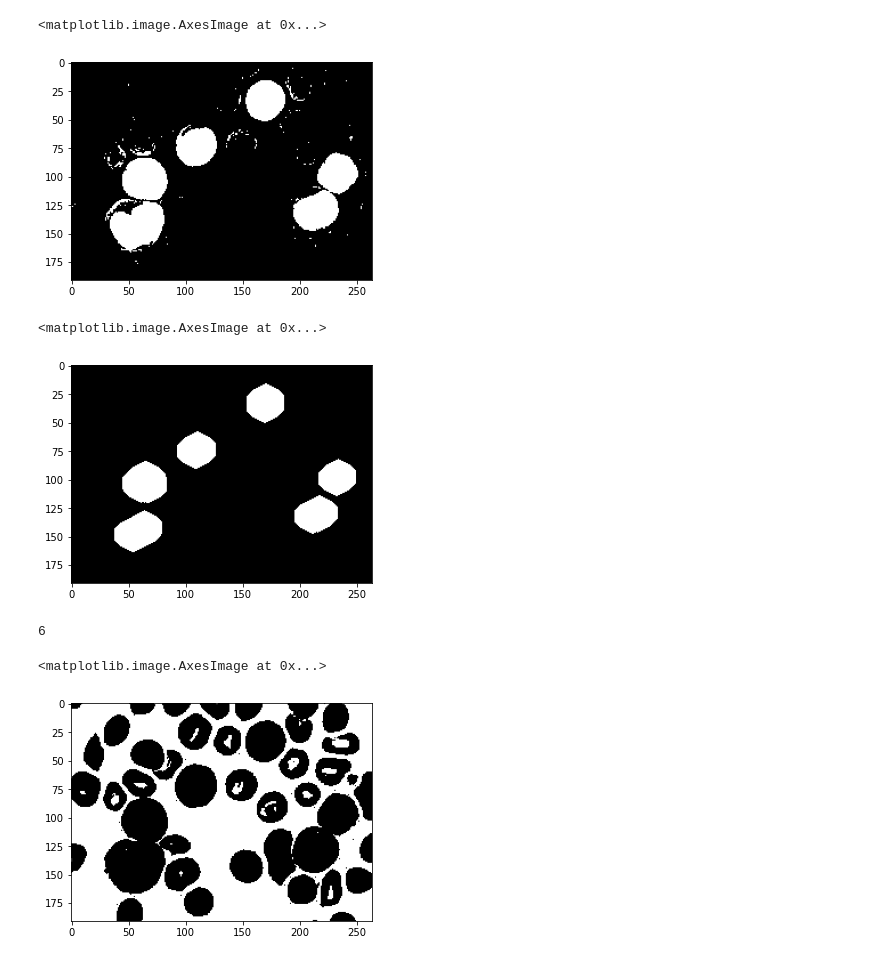
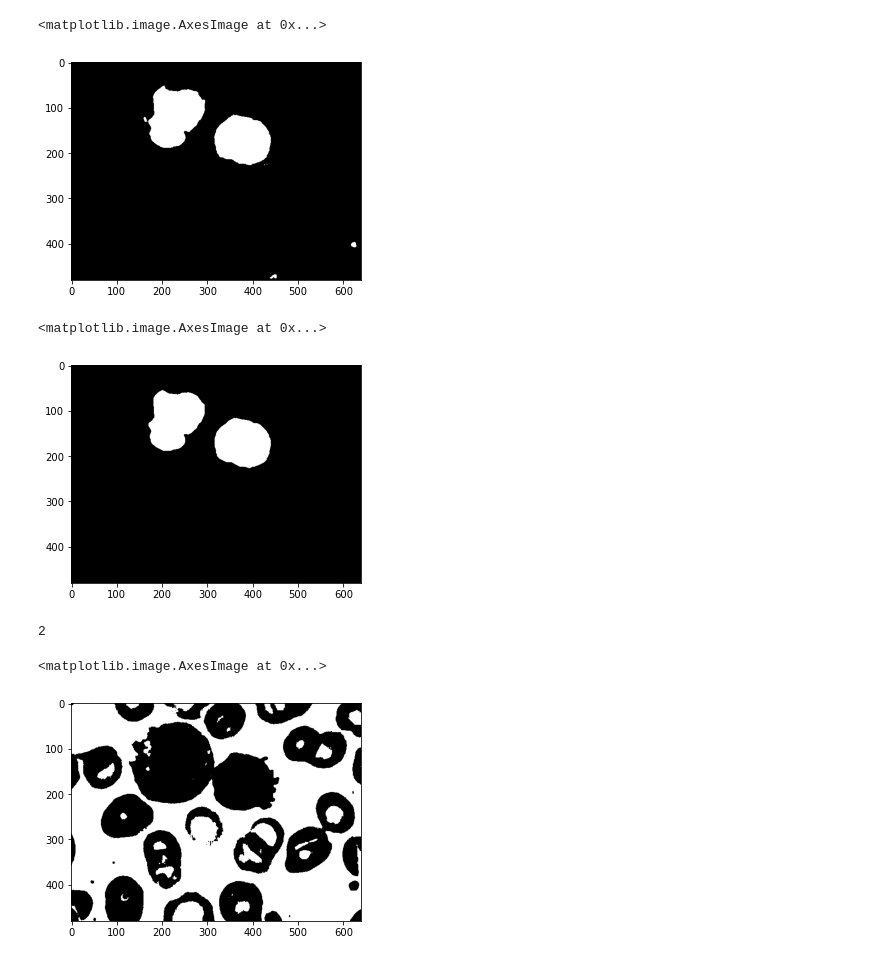
Before and after one commit to FmasterofU/soft-comp_challenges, a Jupyter notebook: 1_image_processing/fill morph count.ipynb, the cells around one changed output. Cells and saved outputs as stored; diff of their text form; code cells hidden in the pictures.

```diff
--- a/1_image_processing/fill morph count.ipynb
+++ b/1_image_processing/fill morph count.ipynb
@@ -6,7 +6,7 @@ import matplotlib.pyplot as plt
 # %%
 %matplotlib inline
 # %%
-cvimg = cv2.imread('dataset/train/img-1.jpg')
+cvimg = cv2.imread('dataset/train/img-9.jpg')
 rgbimg = cv2.cvtColor(cvimg, cv2.COLOR_BGR2RGB)
 plt.imshow(rgbimg)
 # %% [output]
@@ -39,25 +39,25 @@ for contour in contours:
 plt.imshow(invadabingreenimg, 'gray')
 # %% [output]
 <matplotlib.image.AxesImage at 0x...>
-[figure, old version]
+[figure, new version]
 # %%
 kernel = cv2.getStructuringElement(cv2.MORPH_ELLIPSE, (7, 7))
-oinvadabingreenimg = cv2.morphologyEx(invadabingreenimg,cv2.MORPH_OPEN,kernel, iterations = 5)
+oinvadabingreenimg = cv2.morphologyEx(invadabingreenimg,cv2.MORPH_OPEN,kernel, iterations = 3)
 plt.imshow(oinvadabingreenimg, 'gray')
 # %% [output]
 <matplotlib.image.AxesImage at 0x...>
-[figure, old version]
+[figure, new version]
 # %%
 _, whitecellscontours, _ = cv2.findContours(oinvadabingreenimg, cv2.RETR_LIST, cv2.CHAIN_APPROX_SIMPLE)
 print(len(whitecellscontours))
 # %% [output]
-6
+2
 # %%
 adabingreenimg = cv2.adaptiveThreshold(greenimg, 255, cv2.ADAPTIVE_THRESH_MEAN_C, cv2.THRESH_BINARY, 535, 0)
 plt.imshow(adabingreenimg, 'gray')
 # %% [output]
 <matplotlib.image.AxesImage at 0x...>
-[figure, old version]
+[figure, new version]
 # %%
 invadabingreenimg = 255 - adabingreenimg
 plt.imshow(invadabingreenimg, 'gray')
```
Also changed, not shown: parts of 9 cells of this notebook, 2 other files.
